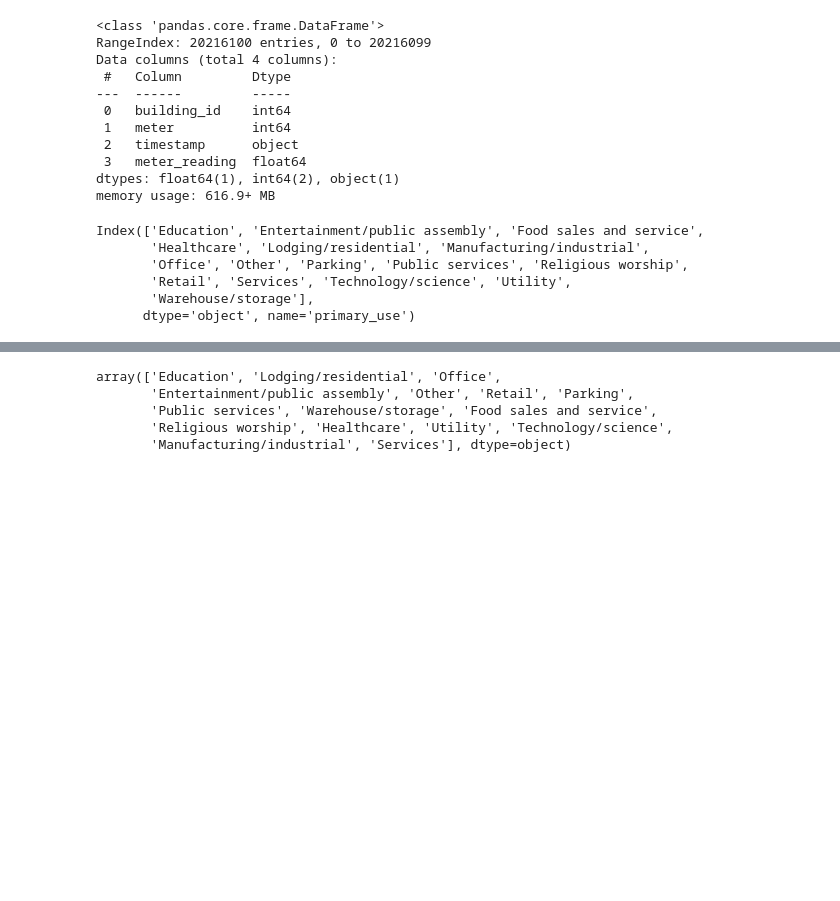
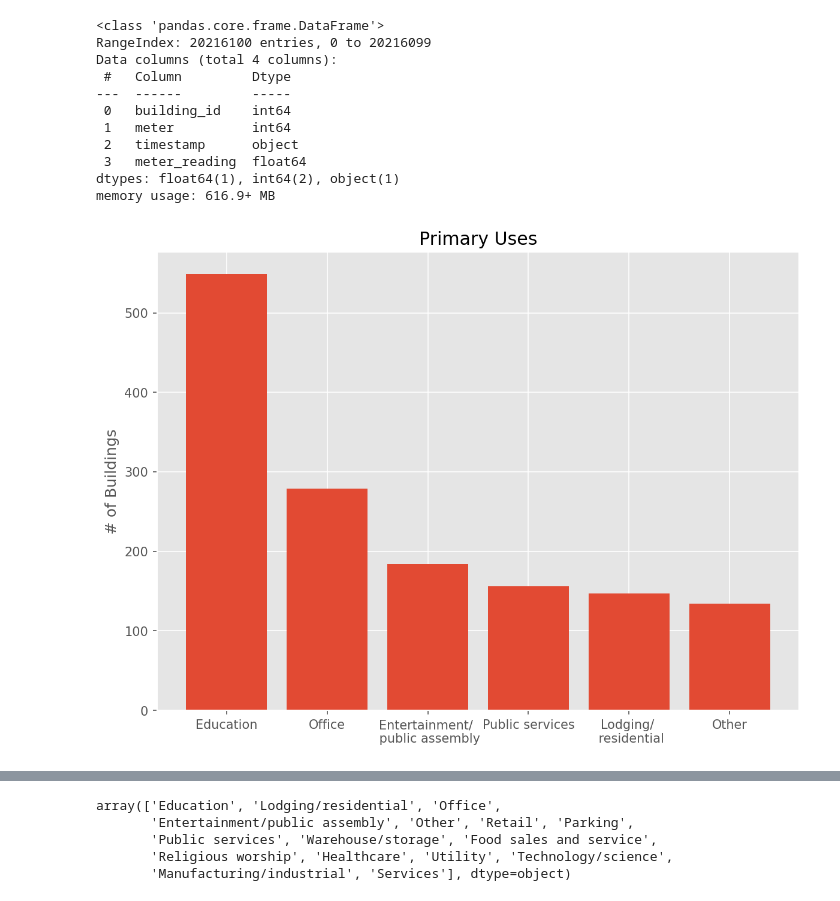
Before and after one commit to jtyrrell86/Capstone-2, a Jupyter notebook: notebooks/EDA for Capstone 2.ipynb, the cells around one changed output, grey strips where cells are left out. Drawn from its saved outputs; the diff is of its cells as text; code cells hidden in the pictures; blank space fills up the shorter version.

```diff
--- a/notebooks/EDA for Capstone 2.ipynb
+++ b/notebooks/EDA for Capstone 2.ipynb
@@ -10,8 +11,8 @@ from sklearn.model_selection import train_test_split
 from sklearn.ensemble import RandomForestClassifier
 from sklearn.metrics import confusion_matrix, precision_score, recall_score
 # %%
-metadata_df = pd.read_csv("data/ashrae-energy-prediction/building_metadata.csv")
-weather_train_df = pd.read_csv("data/ashrae-energy-prediction/weather_train.csv")
-train_df = pd.read_csv("data/ashrae-energy-prediction/train.csv")
-sample_submission_df = pd.read_csv("data/ashrae-energy-prediction/sample_submission.csv")
+metadata_df = pd.read_csv("../data/ashrae-energy-prediction/building_metadata.csv")
+weather_train_df = pd.read_csv("../data/ashrae-energy-prediction/weather_train.csv")
+train_df = pd.read_csv("../data/ashrae-energy-prediction/train.csv")
+sample_submission_df = pd.read_csv("../data/ashrae-energy-prediction/sample_submission.csv")
 # %%
@@ -174,14 +175,20 @@ Data columns (total 4 columns):
 dtypes: float64(1), int64(2), object(1)
 memory usage: 616.9+ MB
 # %%
-primary_use = metadata_df.groupby(by="primary_use").count()
-primary_use["percentage"] = round(((primary_use["building_id"] / 1449) * 100), 2)
-primary_use["percentage"].index
-# primary_use["percent"] = primary_use["building_id"] / 1449
+def primary_use_bar_graph(data, labels):
+    primary_use = data.groupby(by="primary_use").count()["building_id"]
+    primary_use = primary_use.sort_values(ascending=False)
+    other = pd.Series([primary_use[5:].sum()], index=(["Other"]))
+    primary_use = primary_use[:5].append(other)
+
+    fig, ax = plt.subplots(figsize=(8, 6), dpi=150)
+    plt.style.use("ggplot")
+    ax.set_title("Primary Uses")
+    ax.set_ylabel("# of Buildings")
+    ax.bar(labels, primary_use.values)
+    fig.tight_layout(pad=1);
+
+labels = ["Education", "Office", "Entertainment/ \n public assembly", "Public services", "Lodging/ \n residential", "Other"]
+primary_use_bar_graph(metadata_df, labels)
 # %% [output]
-Index(['Education', 'Entertainment/public assembly', 'Food sales and service',
-       'Healthcare', 'Lodging/residential', 'Manufacturing/industrial',
-       'Office', 'Other', 'Parking', 'Public services', 'Religious worship',
-       'Retail', 'Services', 'Technology/science', 'Utility',
-       'Warehouse/storage'],
-      dtype='object', name='primary_use')
+[figure, added]
```
Also changed, not shown: parts of 14 cells of this notebook, 1 other file.
